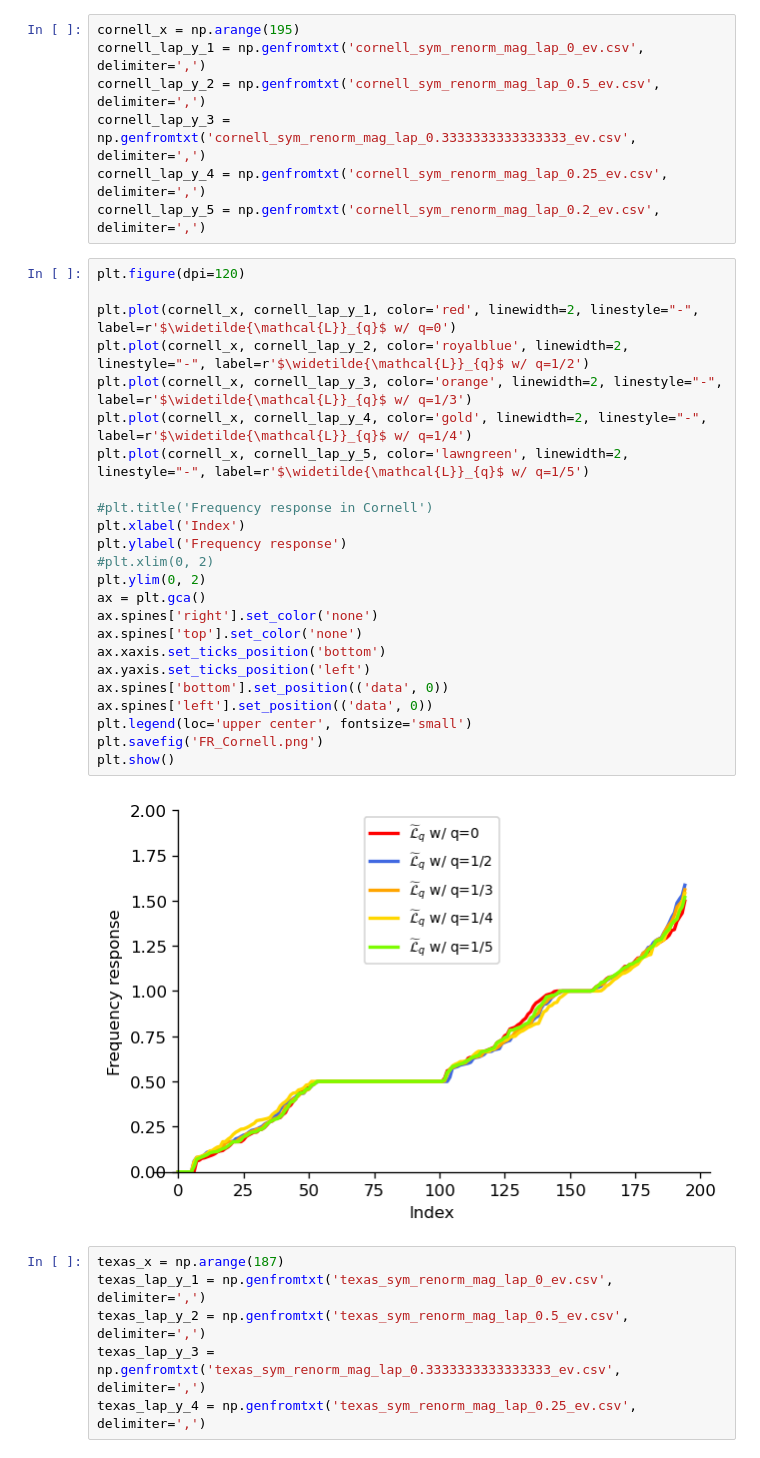
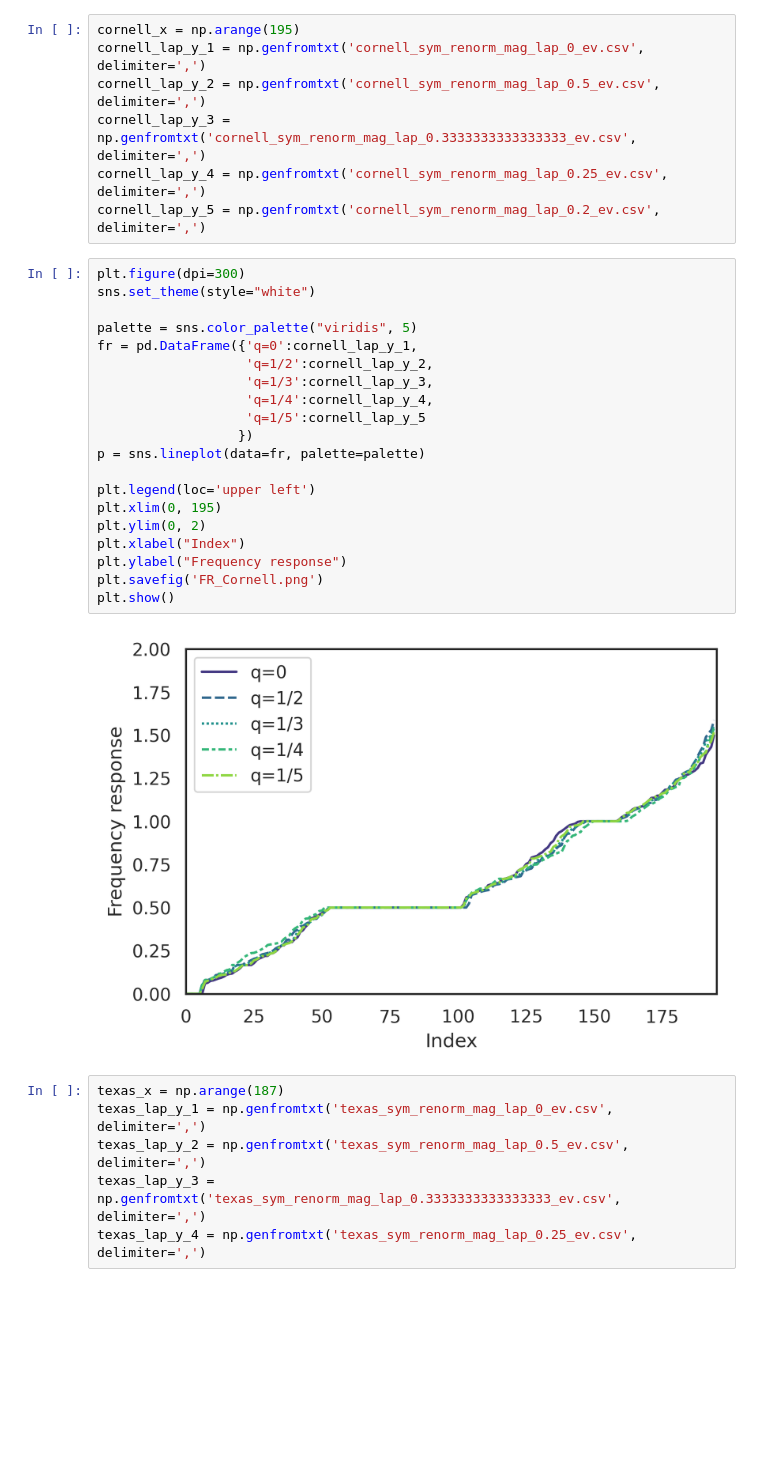
Before and after one commit to hazdzz/MGC_v2, a Jupyter notebook: figure/eigenvalue/Frequency Response.ipynb, the cells around one changed output. Cells and saved outputs as stored; diff of their text form; blank space fills up the shorter version.

Commit message:
change figures

```diff
--- a/figure/eigenvalue/Frequency Response.ipynb
+++ b/figure/eigenvalue/Frequency Response.ipynb
@@ -14,32 +16,28 @@ cornell_lap_y_2 = np.genfromtxt('cornell_sym_renorm_mag_lap_0.5_ev.csv', delimit
 cornell_lap_y_3 = np.genfromtxt('cornell_sym_renorm_mag_lap_0.3333333333333333_ev.csv', delimiter=',')
 cornell_lap_y_4 = np.genfromtxt('cornell_sym_renorm_mag_lap_0.25_ev.csv', delimiter=',')
 cornell_lap_y_5 = np.genfromtxt('cornell_sym_renorm_mag_lap_0.2_ev.csv', delimiter=',')
-# %%
-plt.figure(dpi=120)
-
-plt.plot(cornell_x, cornell_lap_y_1, color='red', linewidth=2, linestyle="-", label=r'$\widetilde{\mathcal{L}}_{q}$ w/ q=0')
-plt.plot(cornell_x, cornell_lap_y_2, color='royalblue', linewidth=2, linestyle="-", label=r'$\widetilde{\mathcal{L}}_{q}$ w/ q=1/2')
-plt.plot(cornell_x, cornell_lap_y_3, color='orange', linewidth=2, linestyle="-", label=r'$\widetilde{\mathcal{L}}_{q}$ w/ q=1/3')
-plt.plot(cornell_x, cornell_lap_y_4, color='gold', linewidth=2, linestyle="-", label=r'$\widetilde{\mathcal{L}}_{q}$ w/ q=1/4')
-plt.plot(cornell_x, cornell_lap_y_5, color='lawngreen', linewidth=2, linestyle="-", label=r'$\widetilde{\mathcal{L}}_{q}$ w/ q=1/5')
-
-#plt.title('Frequency response in Cornell')
-plt.xlabel('Index')
-plt.ylabel('Frequency response')
-#plt.xlim(0, 2)
-plt.ylim(0, 2)
-ax = plt.gca()
-ax.spines['right'].set_color('none')
-ax.spines['top'].set_color('none')
-ax.xaxis.set_ticks_position('bottom')
-ax.yaxis.set_ticks_position('left')
-ax.spines['bottom'].set_position(('data', 0))
-ax.spines['left'].set_position(('data', 0))
-plt.legend(loc='upper center', fontsize='small')
-plt.savefig('FR_Cornell.png')
-plt.show()
-# %% [output]
-[figure, removed]
+# %%
+plt.figure(dpi=300)
+sns.set_theme(style="white")
+
+palette = sns.color_palette("viridis", 5)
+fr = pd.DataFrame({'q=0':cornell_lap_y_1,
+                   'q=1/2':cornell_lap_y_2,
+                   'q=1/3':cornell_lap_y_3,
+                   'q=1/4':cornell_lap_y_4,
+                   'q=1/5':cornell_lap_y_5
+                  })
+p = sns.lineplot(data=fr, palette=palette)
+
+plt.legend(loc='upper left')
+plt.xlim(0, 195)
+plt.ylim(0, 2)
+plt.xlabel("Index")
+plt.ylabel("Frequency response")
+plt.savefig('FR_Cornell.png')
+plt.show()
+# %% [output]
+[figure, added]
 # %%
 texas_x = np.arange(187)
 texas_lap_y_1 = np.genfromtxt('texas_sym_renorm_mag_lap_0_ev.csv', delimiter=',')
```
Also changed, not shown: parts of 7 cells of this notebook, 6 other files.
